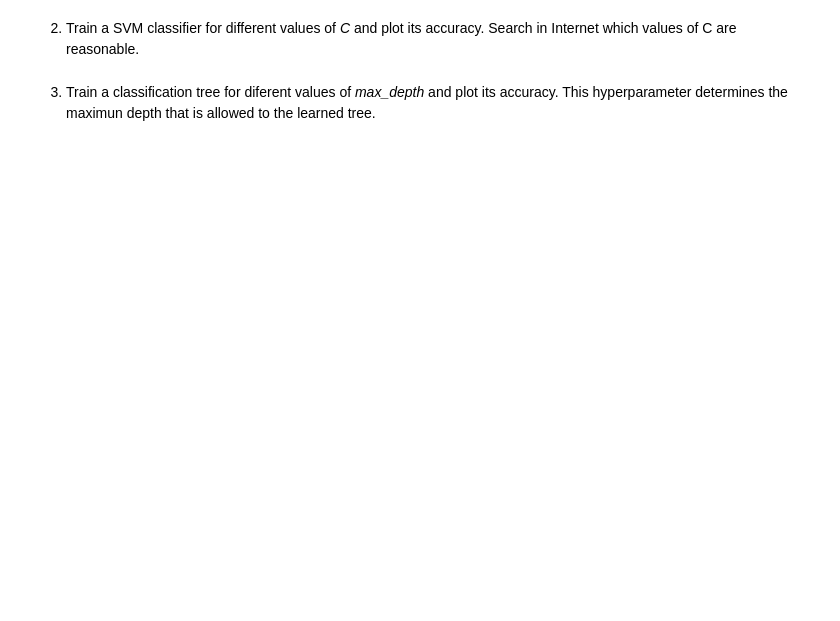
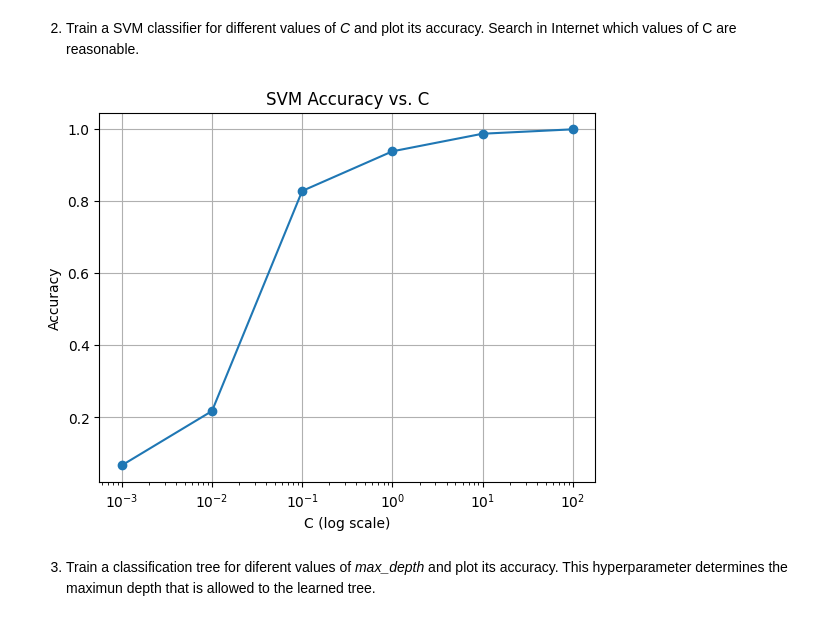
Before and after one commit to MakiMH3/Analyzing-Historical-Stock-Revenue-Data-and-Building-a-Dashboard, a Jupyter notebook: assignments/planets/planets.ipynb, the cells around one changed output. Drawn from its saved outputs; the diff is of its cells as text; code cells hidden in the pictures; blank space fills up the shorter version.

```diff
--- a/assignments/planets/planets.ipynb
+++ b/assignments/planets/planets.ipynb
@@ -411,4 +434,26 @@ results
 # %% [markdown]
 2. Train a SVM classifier for different values of *C* and plot its accuracy. Search in Internet which values of C are reasonable.
+# %%
+# Lo mismo de antes pero para SVM
+results_svm = {}
+C_values = [0.001, 0.01, 0.1, 1, 10, 100]
+
+for c in C_values:
+    model = SVC(C=c)
+    model.fit(X_train, y_train)
+    y_model = model.predict(X_test)
+    acc = accuracy_score(y_test, y_model)
+    results_svm[c] = acc
+
+# Pintar el gráfico
+plt.plot(list(results_svm.keys()), list(results_svm.values()), marker='o')
+plt.xscale('log')
+plt.xlabel("C (log scale)")
+plt.ylabel("Accuracy")
+plt.title("SVM Accuracy vs. C")
+plt.grid(True)
+plt.show()
+# %% [output]
+[figure, added]
 # %% [markdown]
 3. Train a classification tree for diferent values of *max_depth* and plot its accuracy. This hyperparameter determines the maximun depth that is allowed to the learned tree.
```
Also changed, not shown: parts of 27 cells of this notebook.
